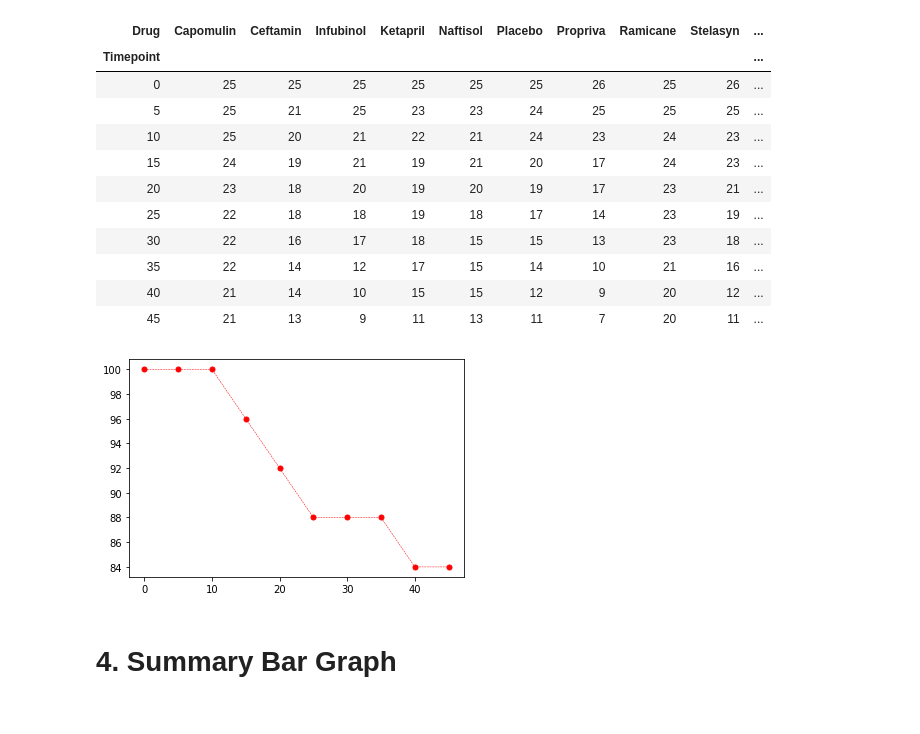
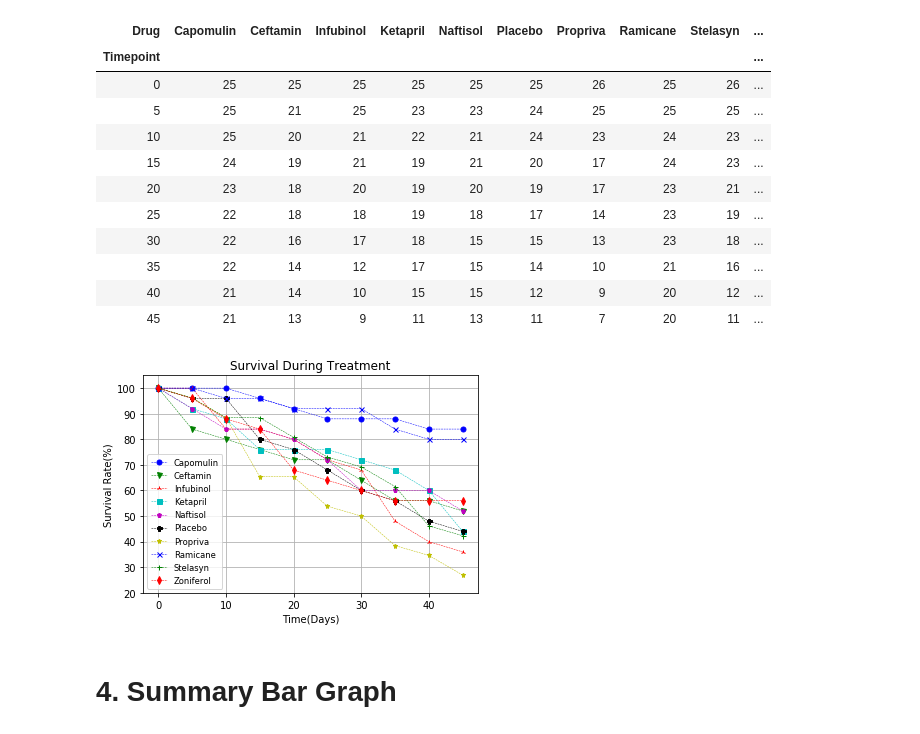
Before and after one commit to Pame1481/Matplotlib-Challenge, a Jupyter notebook: Pymaceuticals/pymaceuticals.ipynb, the cells around one changed output. Drawn from its saved outputs; the diff is of its cells as text; code cells hidden in the pictures.

```diff
--- a/Pymaceuticals/pymaceuticals.ipynb
+++ b/Pymaceuticals/pymaceuticals.ipynb
@@ -379,10 +376,35 @@ metastatic_count_pivot
 | 35 | 22 | 14 | 12 | 17 | 15 | 14 | 10 | 21 | 16 | ... |
 | 40 | 21 | 14 | 10 | 15 | 15 | 12 | 9 | 20 | 12 | ... |
 | 45 | 21 | 13 | 9 | 11 | 13 | 11 | 7 | 20 | 11 | ... |
-# %%
-plt.plot(metastatic_count_pivot["Capomulin"]/25*100,color="r", marker="o",linewidth=0.50,linestyle="dashed",markersize=5)
-plt.show()
-# %% [output]
-[figure, removed]
+# %%
+plt.plot(metastatic_count_pivot["Capomulin"]/25*100, color='b',
+             marker='o',markersize=5,linestyle="dashed",linewidth=0.50, label="Capomulin")
+plt.plot(metastatic_count_pivot["Ceftamin"]/25*100, color='g',
+         marker='v',markersize=5,linestyle="dashed",linewidth=0.50, label="Ceftamin")
+plt.plot(metastatic_count_pivot["Infubinol"]/25*100,color='r',
+             marker='2',markersize=5,linestyle="dashed",linewidth=0.50, label="Infubinol")
+plt.plot(metastatic_count_pivot["Ketapril"]/25*100,color='c',
+             marker='s',markersize=5,linestyle="dashed",linewidth=0.50, label="Ketapril")
+plt.plot(metastatic_count_pivot["Naftisol"]/25*100,color='m',
+             marker='p',markersize=5,linestyle="dashed",linewidth=0.50, label="Naftisol")
+plt.plot(metastatic_count_pivot["Placebo"]/25*100,color='k',
+             marker='P',markersize=5,linestyle="dashed",linewidth=0.50, label="Placebo")
+plt.plot(metastatic_count_pivot["Propriva"]/26*100,color='y',
+             marker='*',markersize=5,linestyle="dashed",linewidth=0.50, label="Propriva")
+plt.plot(metastatic_count_pivot["Ramicane"]/25*100,color='b',
+             marker='x',markersize=5,linestyle="dashed",linewidth=0.50, label="Ramicane")
+plt.plot(metastatic_count_pivot["Stelasyn"]/26*100,color='g',
+             marker='+',markersize=5,linestyle="dashed",linewidth=0.50, label="Stelasyn")
+plt.plot(metastatic_count_pivot["Zoniferol"]/25*100,color='r',
+             marker='d',markersize=5,linestyle="dashed",linewidth=0.50, label="Zoniferol")
+plt.title("Survival During Treatment")
+plt.xlabel('Time(Days)')
+plt.ylabel('Survival Rate(%)')
+plt.ylim(20,105)
+plt.legend(loc="best", fontsize="small", fancybox=True)
+plt.grid(True)
+plt.show()
+# %% [output]
+[figure, added]
 # %% [markdown]
 # 4. Summary Bar Graph
```
Also changed, not shown: parts of 6 cells of this notebook.
